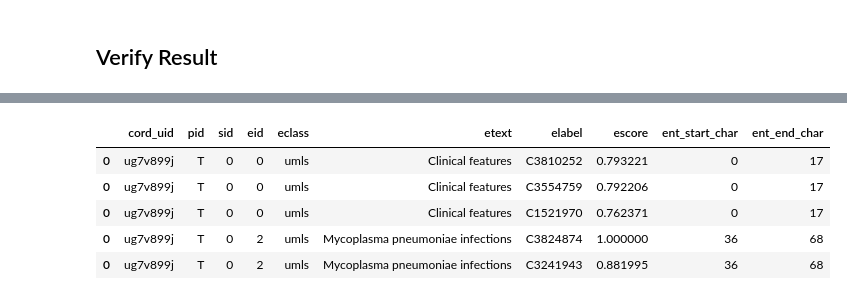
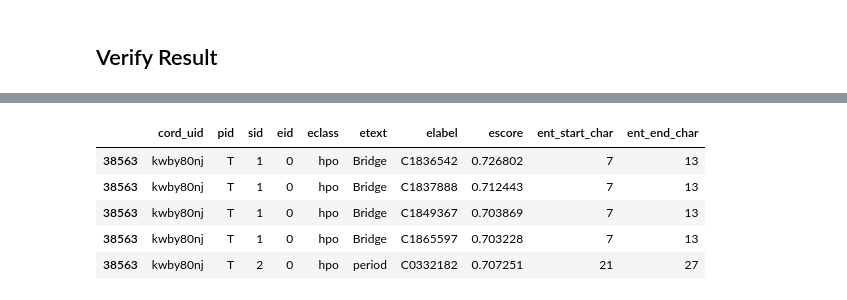
Before and after one commit to sujitpal/saturn-scispacy, a Jupyter notebook: notebooks/incremental/04di-extract-link-ner.ipynb, the cells around one changed output, grey strips where cells are left out. Saved outputs shown, nothing was run; the diff lists cells and outputs as text; code cells hidden in the pictures.

```diff
--- a/notebooks/incremental/04di-extract-link-ner.ipynb
+++ b/notebooks/incremental/04di-extract-link-ner.ipynb
@@ -256,13 +233,13 @@ fs.du(ENTITIES_FOLDER) / 1e6
 # %%
 entities_df = dd.read_parquet(ENTITIES_FOLDER, engine="pyarrow")
-entities_df.head(npartitions=10)
+entities_df.head()
 # %% [output]
 |  | cord_uid | pid | sid | eid | eclass | etext | elabel | escore | ent_start_char | ent_end_char |
-| 0 | ug7v899j | T | 0 | 0 | umls | Clinical features | C3810252 | 0.793221 | 0 | 17 |
-| 0 | ug7v899j | T | 0 | 0 | umls | Clinical features | C3554759 | 0.792206 | 0 | 17 |
-| 0 | ug7v899j | T | 0 | 0 | umls | Clinical features | C1521970 | 0.762371 | 0 | 17 |
-| 0 | ug7v899j | T | 0 | 2 | umls | Mycoplasma pneumoniae infections | C3824874 | 1.000000 | 36 | 68 |
-| 0 | ug7v899j | T | 0 | 2 | umls | Mycoplasma pneumoniae infections | C3241943 | 0.881995 | 36 | 68 |
+| 38563 | kwby80nj | T | 1 | 0 | hpo | Bridge | C1836542 | 0.726802 | 7 | 13 |
+| 38563 | kwby80nj | T | 1 | 0 | hpo | Bridge | C1837888 | 0.712443 | 7 | 13 |
+| 38563 | kwby80nj | T | 1 | 0 | hpo | Bridge | C1849367 | 0.703869 | 7 | 13 |
+| 38563 | kwby80nj | T | 1 | 0 | hpo | Bridge | C1865597 | 0.703228 | 7 | 13 |
+| 38563 | kwby80nj | T | 2 | 0 | hpo | period | C0332182 | 0.707251 | 21 | 27 |
 # %%
 len(entities_df)
 # %% [output]
```
Also changed, not shown: parts of 10 cells of this notebook, 10 other files.
